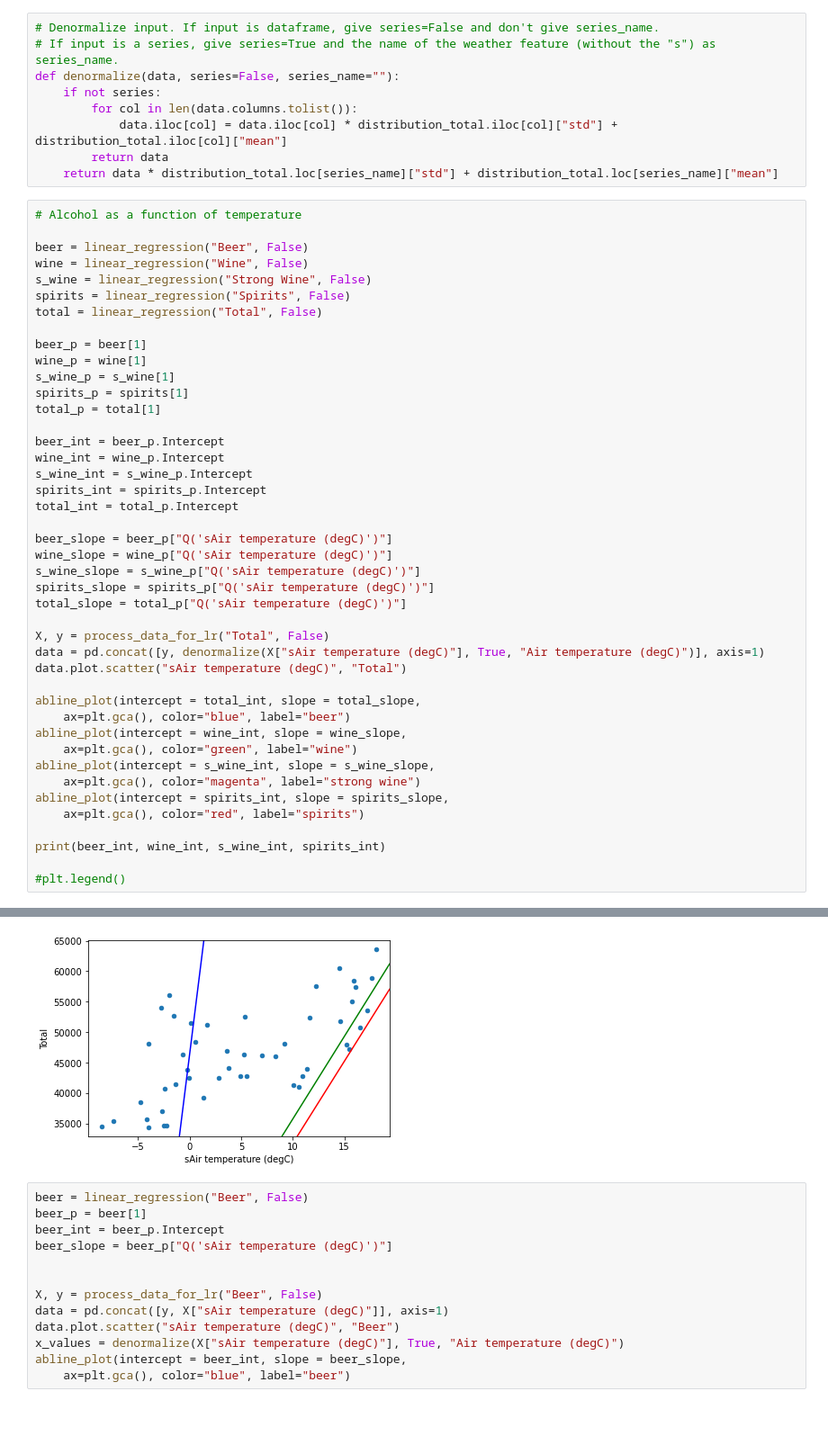
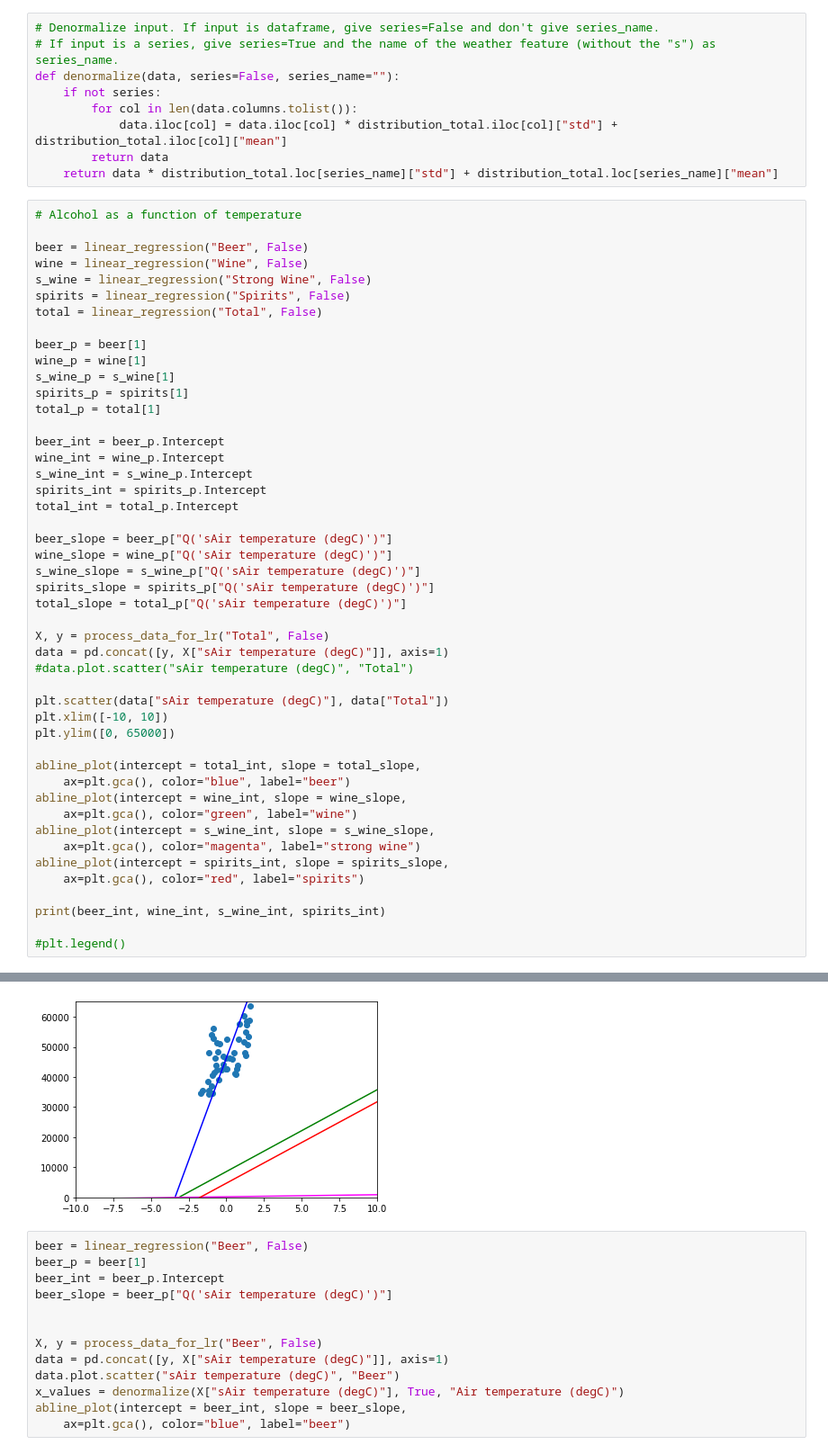
Before and after one commit to DataScience-MiniProjects/IDS-MiniProject, a Jupyter notebook: project-notebook.ipynb, the cells around one changed output, grey strips where cells are left out. Shown at 90% size. Drawn from its saved outputs; the diff is of its cells as text; blank space fills up the shorter version.

Commit message:
Readjust temperature-alcohol graph to now truly show all types of alcohol (standardized)

```diff
--- a/project-notebook.ipynb
+++ b/project-notebook.ipynb
@@ -731,8 +731,12 @@ spirits_slope = spirits_p["Q('sAir temperature (degC)')"]
 total_slope = total_p["Q('sAir temperature (degC)')"]
 
 X, y = process_data_for_lr("Total", False)
-data = pd.concat([y, denormalize(X["sAir temperature (degC)"], True, "Air temperature (degC)")], axis=1)
-data.plot.scatter("sAir temperature (degC)", "Total")
+data = pd.concat([y, X["sAir temperature (degC)"]], axis=1)
+#data.plot.scatter("sAir temperature (degC)", "Total")
+
+plt.scatter(data["sAir temperature (degC)"], data["Total"])
+plt.xlim([-10, 10])
+plt.ylim([0, 65000])
 
 abline_plot(intercept = total_int, slope = total_slope,
     ax=plt.gca(), color="blue", label="beer")
@@ -751,4 +755,4 @@ print(beer_int, wine_int, s_wine_int, spirits_int)
-[figure, old version]
+[figure, new version]
 # %%
 beer = linear_regression("Beer", False)
 beer_p = beer[1]
```
Also changed, not shown: parts of 14 cells of this notebook.
